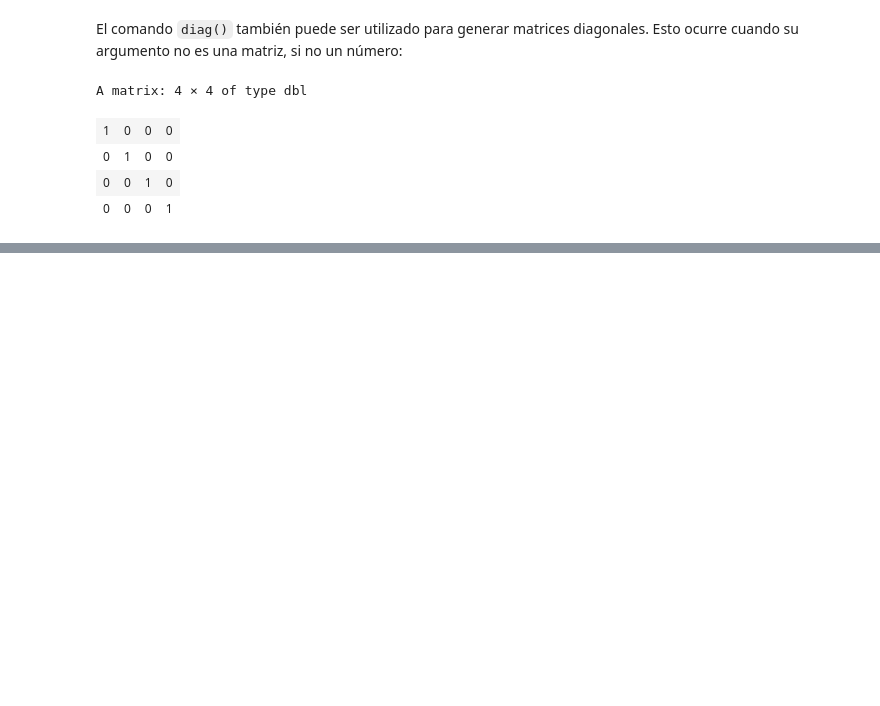
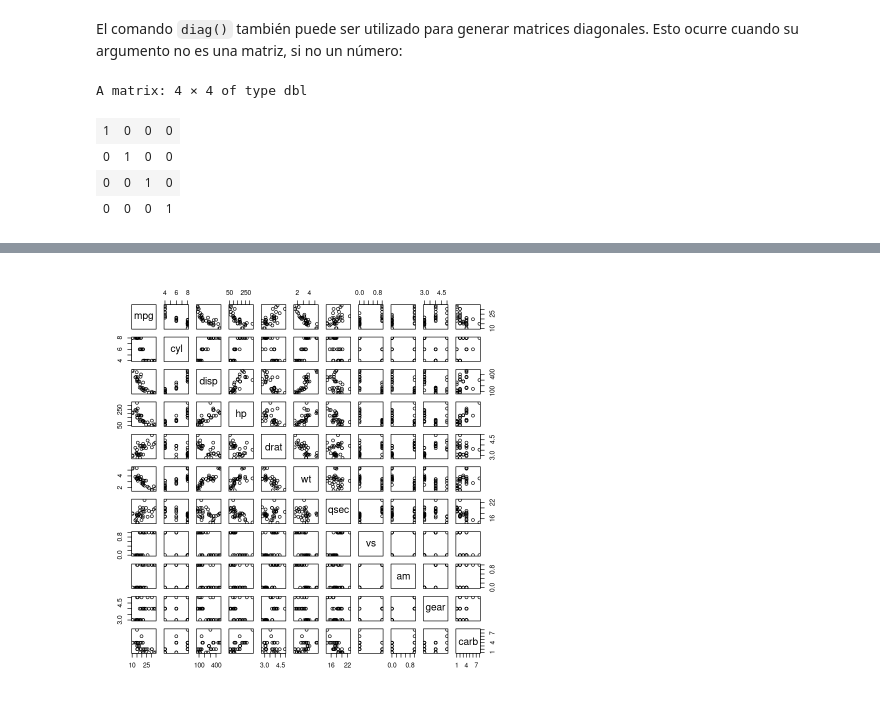
Before and after one commit to LF-Flores/CalculoActuarial-II, a Jupyter notebook: Cuadernos/Matrices_y_dataframes.ipynb, the cells around one changed output, grey strips where cells are left out. Drawn from its saved outputs; the diff is of its cells as text; code cells hidden in the pictures; blank space fills up the shorter version.

```diff
--- a/Cuadernos/Matrices_y_dataframes.ipynb
+++ b/Cuadernos/Matrices_y_dataframes.ipynb
@@ -156,0 +365,4 @@ A matrix: 4 × 4 of type dbl
+# %%
+plot(mtcars)
+# %% [output]
+[figure, added]
```
Also changed, not shown: parts of 45 cells of this notebook, 14 other files.
